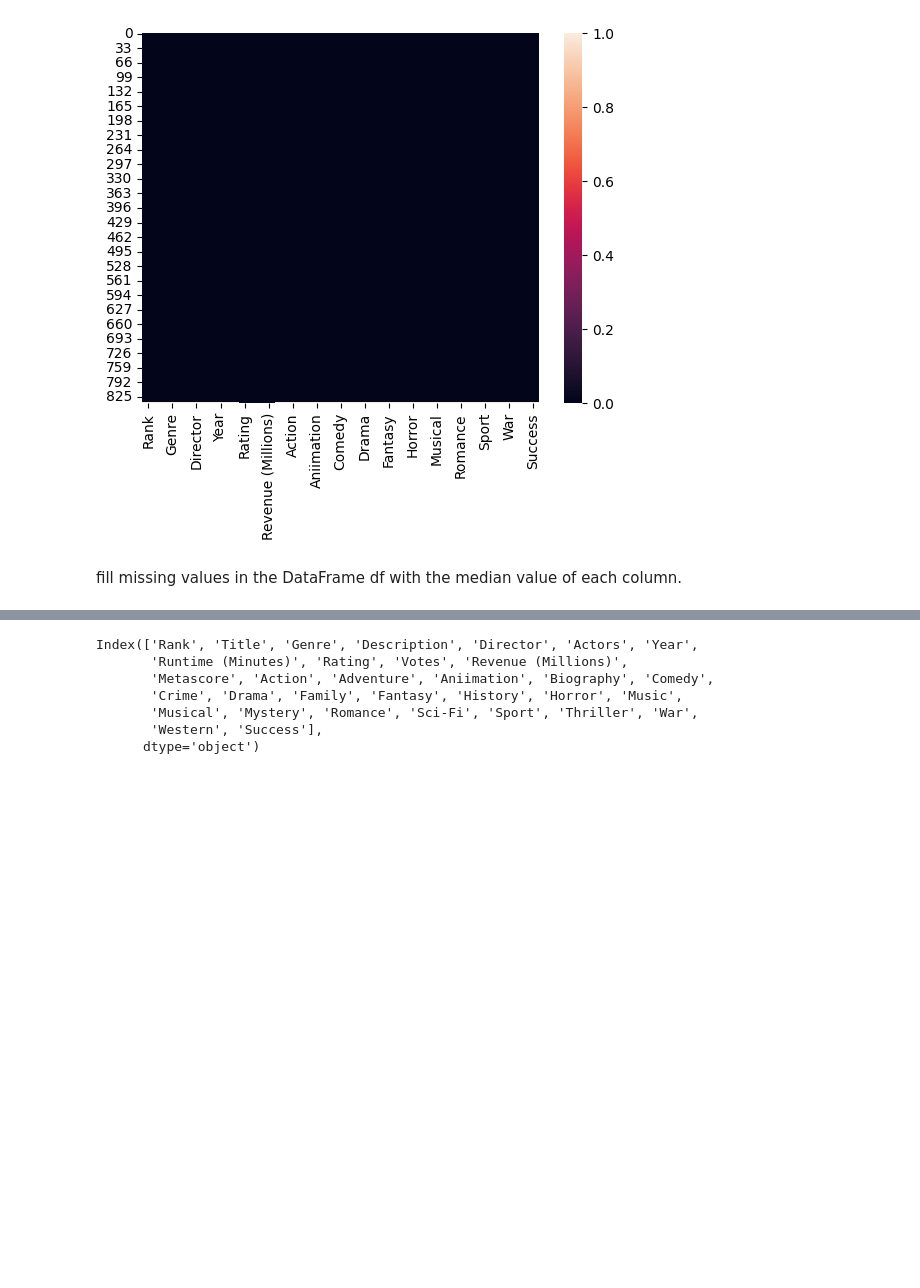
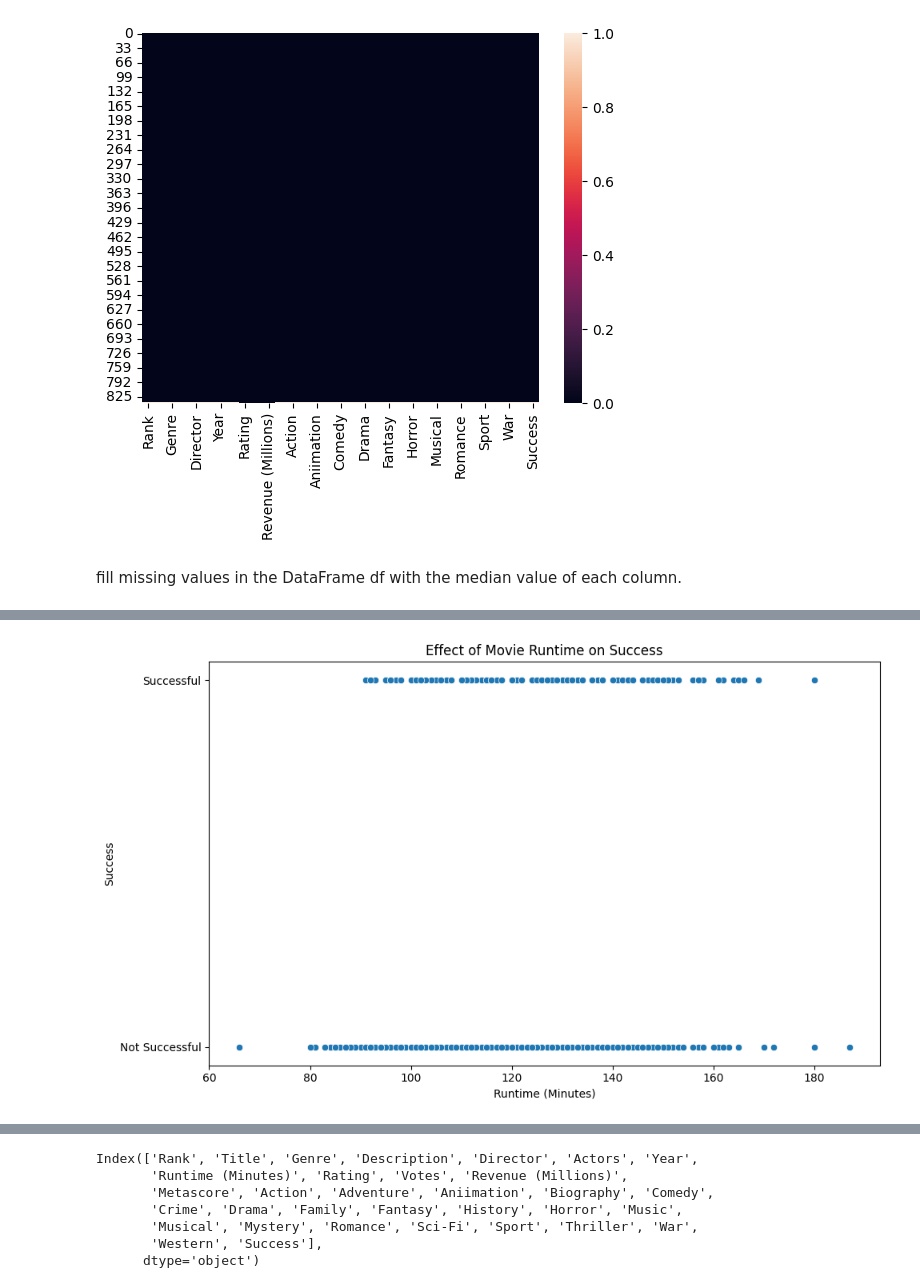
Before and after one commit to 1sadhak/Predictive-Analytics-for-Movie-Success-and-Employee-Retention-, a Jupyter notebook: Movie Success Prediction.ipynb, the cells around one changed output, grey strips where cells are left out. Drawn from its saved outputs; the diff is of its cells as text; code cells hidden in the pictures; blank space fills up the shorter version.

```diff
--- a/Movie Success Prediction.ipynb
+++ b/Movie Success Prediction.ipynb
@@ -90,0 +118,11 @@ df = df.fillna(df.median())
+# %%
+plt.figure(figsize=(10, 6))
+sns.scatterplot(x='Runtime (Minutes)', y='Success', data=df)
+plt.title('Effect of Movie Runtime on Success')
+plt.xlabel('Runtime (Minutes)')
+plt.ylabel('Success')
+plt.yticks([0, 1], ['Not Successful', 'Successful'])
+plt.tight_layout()
+plt.show()
+# %% [output]
+[figure, added]
```
Also changed, not shown: parts of 19 cells of this notebook.
